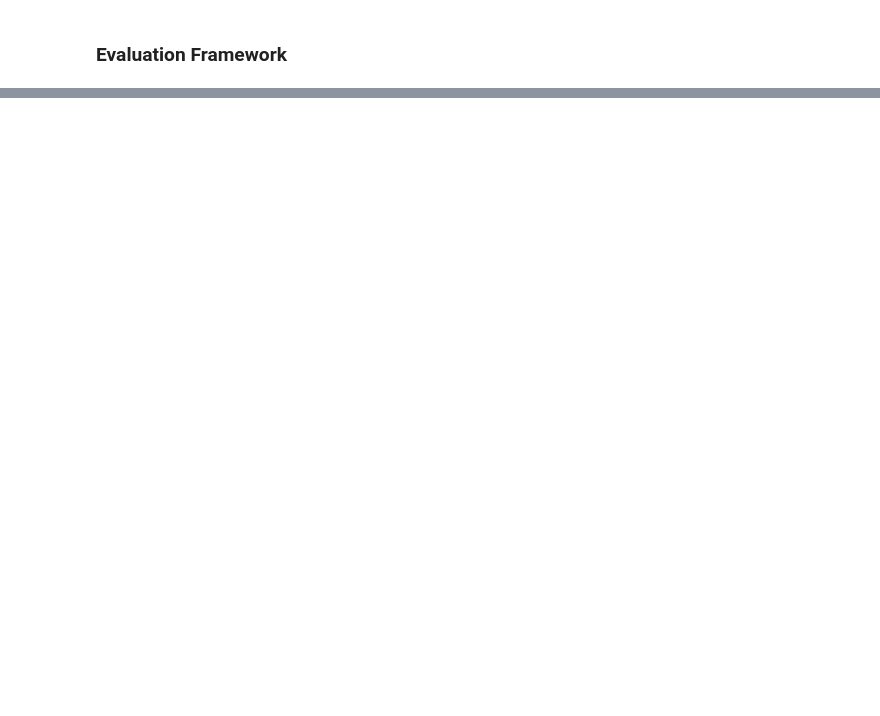
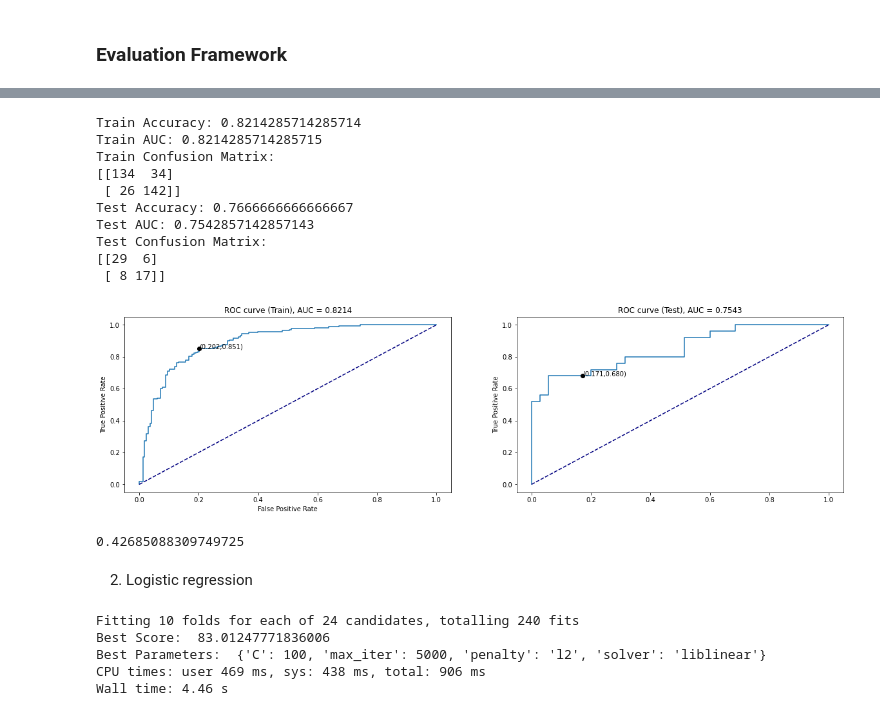
Before and after one commit to tminhquang00/EEET2485-heart-failure-prediction, a Jupyter notebook: heart-failure-detection.ipynb, the cells around one changed output, grey strips where cells are left out. Cells and saved outputs as stored; diff of their text form; code cells hidden in the pictures; blank space fills up the shorter version.

Commit message:
add data modeling

```diff
--- a/heart-failure-detection.ipynb
+++ b/heart-failure-detection.ipynb
@@ -301,0 +324,16 @@ from sklearn.model_selection import GridSearchCV
+# %%
+y = data['DEATH_EVENT']
+X = data.drop(['DEATH_EVENT'], axis=1)
+X_train, X_val, y_train, y_val = train_test_split(X, y, train_size=0.8, test_size=0.2, random_state=42)
+# %%
+# Over sampling train data to avoid imbalance data set
+from imblearn.over_sampling import SMOTE
+
+df = pd.concat([X_train, y_train], axis=1)
+
+sm = SMOTE(sampling_strategy='minority', random_state=7)
+
+# Fit the model to generate the data.
+oversampled_trainX, oversampled_trainY = sm.fit_resample(df.drop('DEATH_EVENT', axis=1), df['DEATH_EVENT'])
+oversampled_train = pd.concat([pd.DataFrame(oversampled_trainY), pd.DataFrame(oversampled_trainX)], axis=1)
+oversampled_train['DEATH_EVENT'].value_counts()
@@ -302,2 +344,6 @@ from sklearn.model_selection import GridSearchCV
+# %%
+
+X_train = oversampled_trainX.copy()
+y_train = oversampled_trainY.copy()
 # %% [markdown]
 ### Evaluation Framework
@@ -303,0 +436,11 @@ from sklearn.model_selection import GridSearchCV
+# %%
+%%time
+
+nb_clf =  GaussianNB()
+
+nb_clf.fit(X_train, y_train)
+
+print('Best Score: ', nb_clf.score(X_val, y_val))
+
+acc, f1, recall = evaluate_model_performance(nb_clf, X_val, y_val)
+model_score.append(['Gaussian Naive Bayes', acc, f1, recall])
@@ -303,0 +451,44 @@ from sklearn.model_selection import GridSearchCV
+# %%
+y_test_pred_proba = nb_clf.predict_proba(X_val)[::,1]
+y_train_pred_proba = nb_clf.predict_proba(X_train)[::,1]
+plot_ROC(y_train, y_train_pred_proba, y_val, y_test_pred_proba)
+# %% [output]
+Train Accuracy: 0.8214285714285714
+Train AUC: 0.8214285714285715
+Train Confusion Matrix:
+[[134  34]
+ [ 26 142]]
+Test Accuracy: 0.7666666666666667
+Test AUC: 0.7542857142857143
+Test Confusion Matrix:
+[[29  6]
+ [ 8 17]]
+[figure, added]
+0.42685088309749725
+# %% [markdown]
+2. Logistic regression
+# %%
+%%time
+
+model =  LogisticRegression()
+
+parameters = {
+    'penalty': ['l2'],
+    'solver': ['lbfgs', 'liblinear'],
+    'C': [ 0.01, 0.1, 10, 100],
+    'max_iter': [5000, 10000, 20000]
+}
+
+log_reg = GridSearchCV(model, parameters, refit=True, verbose=1, cv = 10, n_jobs = 4)
+log_reg.fit(X_train, y_train)
+
+print('Best Score: ', log_reg.best_score_*100, '\nBest Parameters: ', log_reg.best_params_)
+
+acc, f1, recall = evaluate_model_performance(log_reg, X_val, y_val)
+model_score.append(['Logistic regression', acc, f1, recall])
+# %% [output]
+Fitting 10 folds for each of 24 candidates, totalling 240 fits
+Best Score:  83.01247771836006
+Best Parameters:  {'C': 100, 'max_iter': 5000, 'penalty': 'l2', 'solver': 'liblinear'}
+CPU times: user 469 ms, sys: 438 ms, total: 906 ms
+Wall time: 4.46 s
```
Also changed, not shown: parts of 27 cells of this notebook, 1 other file.
